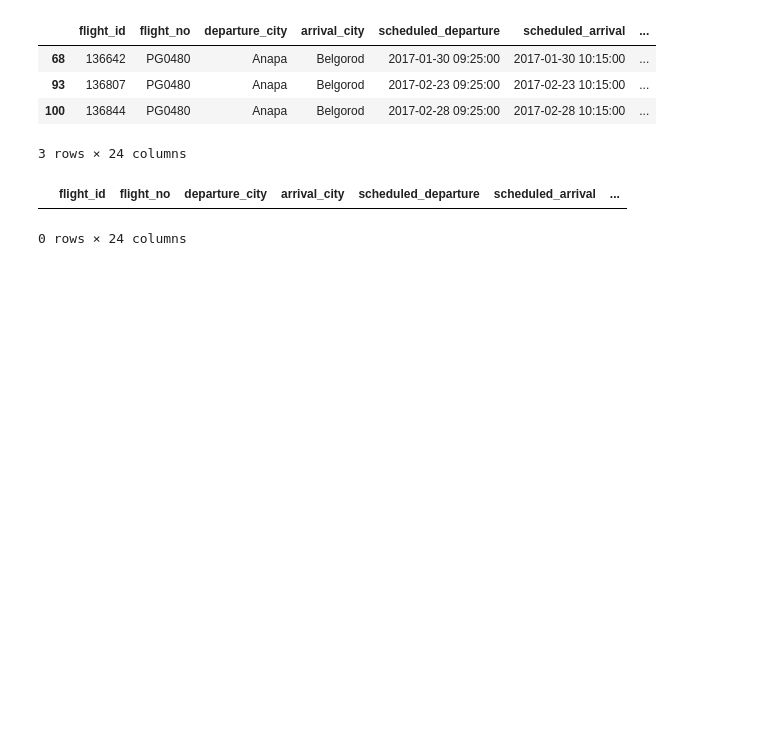
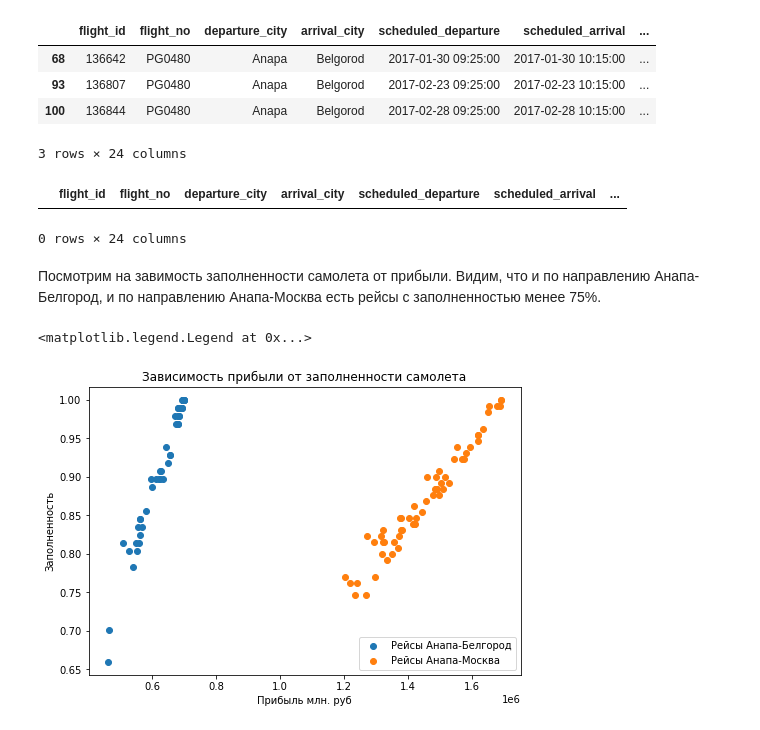
Before and after one commit to OtlichnoBy/General, a Jupyter notebook: module_4/EDA_flights.ipynb, the cells around one changed output. Saved outputs shown, nothing was run; the diff lists cells and outputs as text; code cells hidden in the pictures; blank space fills up the shorter version.

```diff
--- a/module_4/EDA_flights.ipynb
+++ b/module_4/EDA_flights.ipynb
@@ -295,3 +295,19 @@ data[(data['arrival_city'] == 'Moscow') & (
 # %% [output]
 |  | flight_id | flight_no | departure_city | arrival_city | scheduled_departure | scheduled_arrival | ... |
 0 rows × 24 columns
+# %% [markdown]
+Посмотрим на завимость заполненности самолета от прибыли. Видим, что и по направлению Анапа-Белгород, и по направлению Анапа-Москва есть рейсы с заполненностью менее 75%.
+# %%
+fig = plt.figure()
+axes = fig.add_axes([0, 0, 1, 1])
+axes.scatter(x=data[data['arrival_city'] == 'Belgorod'].revenue, y=data[data['arrival_city']
+                     == 'Belgorod'].seat_coverage, marker='o', label='Рейсы Анапа-Белгород')
+axes.scatter(x=data[data['arrival_city'] == 'Moscow'].revenue, y=data[data['arrival_city']
+                       == 'Moscow'].seat_coverage, marker='o', label='Рейсы Анапа-Москва')
+axes.set_title('Зависимость прибыли от заполненности самолета')
+axes.set_xlabel('Прибыль млн. руб')
+axes.set_ylabel('Заполненность')
+axes.legend(loc=4)
+# %% [output]
+<matplotlib.legend.Legend at 0x...>
+[figure, added]
```
Also changed, not shown: parts of 15 cells of this notebook.
